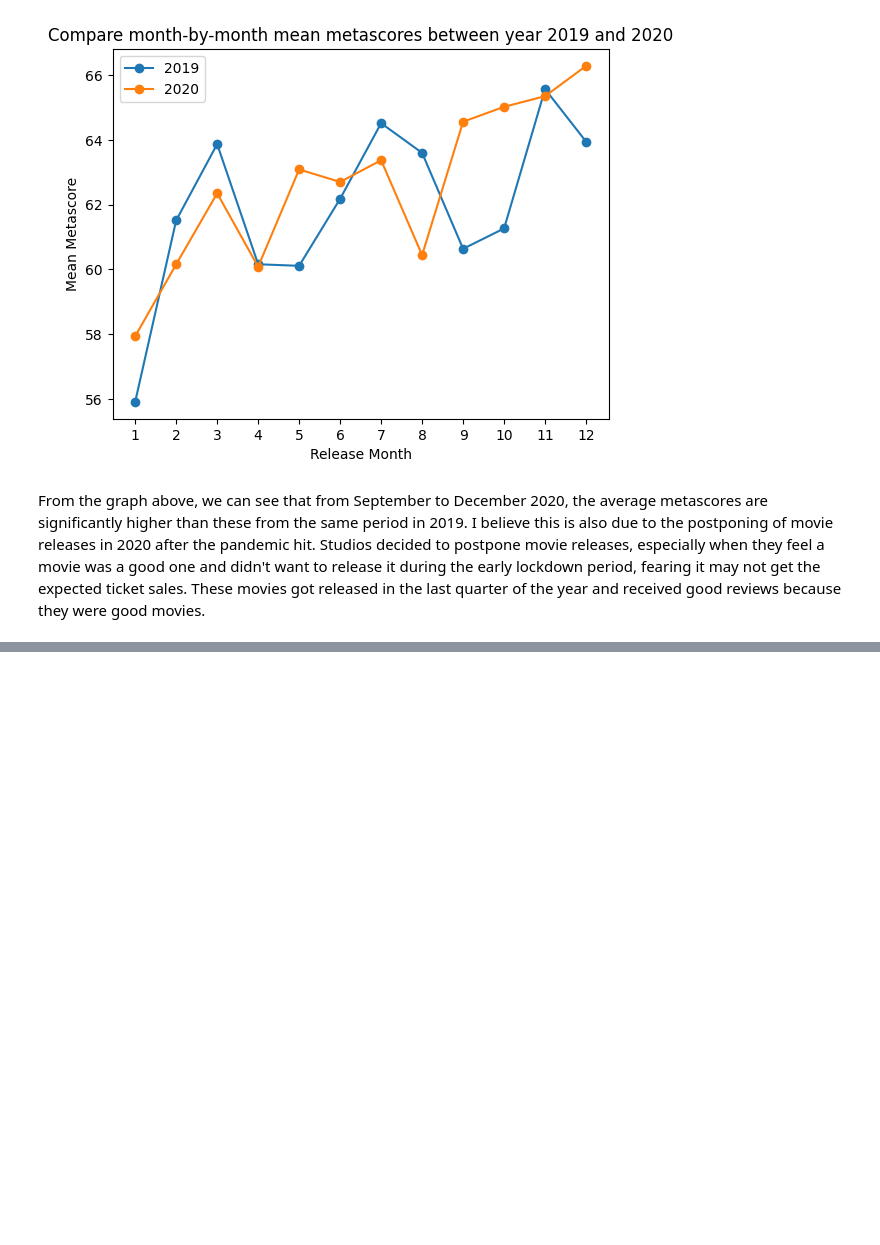
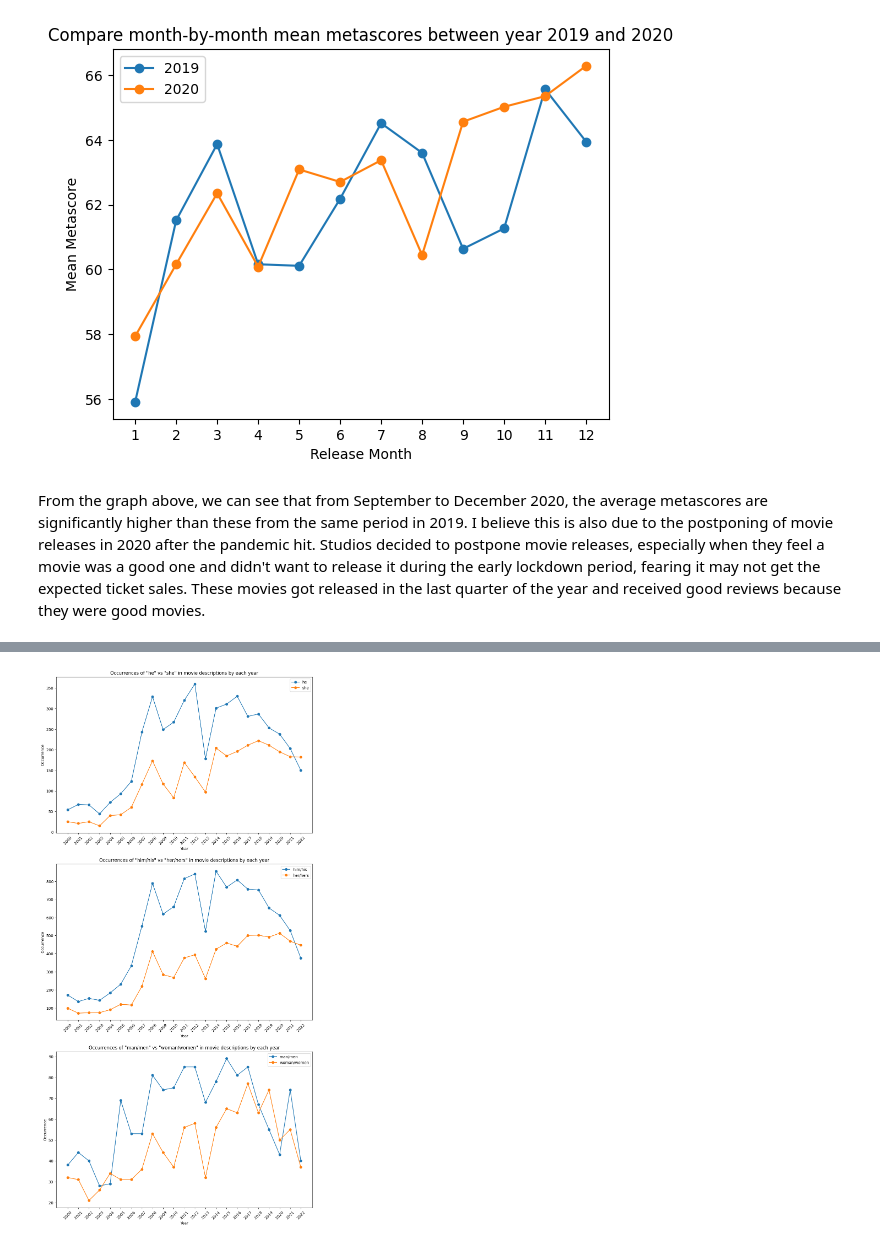
Before and after one commit to weiwei7909/da320_midterm, a Jupyter notebook: LiZhanju-da320-midterm-read_and_analyze.ipynb, the cells around one changed output, grey strips where cells are left out. Drawn from its saved outputs; the diff is of its cells as text; code cells hidden in the pictures; blank space fills up the shorter version.

```diff
--- a/LiZhanju-da320-midterm-read_and_analyze.ipynb
+++ b/LiZhanju-da320-midterm-read_and_analyze.ipynb
@@ -117,0 +118,16 @@ From the graph above, we can see that from September to December 2020, the avera
+# %%
+import collections as pycol
+
+excluded_list = ["the", "a", "and", "of", "to", "in", "is", "with", "on", "as", "an",
+ "for", "their","that", "", "by", "from", "who", "when", "but", "they", "at",
+ "has", "into", "this", "new", "are", "one", "it", "after", "be", "story", "two", "out",
+ "about", "world", "film", "will", "up", "have", "all", "family", "most", "was"]
+
+description_words = []
+for desc in metacritic_df["description"]:
+    words = desc.lower().split(" ")
+    description_words.extend([w for w in words if w not in excluded_list])
+
+most_common_keywords = pycol.Counter(description_words).most_common(20)
+
+print(most_common_keywords)
@@ -117,0 +152,65 @@ From the graph above, we can see that from September to December 2020, the avera
+# %%
+years = range(2000, 2023)
+word_count_by_year_df = pd.DataFrame({
+    "year": pd.Series(dtype="int"),
+    "he": pd.Series(dtype="int"),
+    "she": pd.Series(dtype="int"),
+    "him_his": pd.Series(dtype="int"),
+    "her_hers": pd.Series(dtype="int"),
+    "man_men": pd.Series(dtype="int"),
+    "woman_women": pd.Series(dtype="int")
+})
+
+word_count_by_year_df.head()
+
+
+for year in years:
+    movies_from_that_year = metacritic_df[metacritic_df["year"] == year]
+    keywords_that_year = []
+    for desc in movies_from_that_year["description"]:
+        words = desc.lower().split(" ")
+        keywords_that_year.extend(words)
+
+    freq = dict(pycol.Counter(keywords_that_year).most_common())
+    word_count_by_year_df = pd.concat(
+        [
+            word_count_by_year_df,
+            pd.DataFrame.from_records(
+                [
+                    {
+                        "year": year,
+                        "he": freq.get("he", 0),
+                        "she": freq.get("she", 0),
+                        "him_his": freq.get("him", 0) + freq.get("his", 0),
+                        "her_hers": freq.get("her", 0) + freq.get("hers", 0),
+                        "man_men": freq.get("man", 0) + freq.get("men", 0),
+                        "woman_women": freq.get("woman", 0) + freq.get("women", 0)
+                    }
+                ]
+            )
+        ]
+    )
+word_count_by_year_df.head()
+
+def line_plot_ax(ax, word1, word2, df, years):
+    display_word1 = word1.replace("_", "/")
+    display_word2 = word2.replace("_", "/")
+
+    ax.set_title(f"Occurrences of \"{display_word1}\" vs \"{display_word2}\" in movie descriptions by each year")
+    ax.set_xlabel("Year")
+    ax.set_ylabel("Occurrence")
+    ax.set_xticks(years)
+    ax.set_xticklabels(years, rotation=45)
+    ax.plot(df.year, df[word1], "-o", label=display_word1)
+    ax.plot(df.year, df[word2], "-o", label=display_word2)
+    ax.legend()
+
+
+fig, (ax1, ax2, ax3) = pyplot.subplots(3, 1, figsize=(12, 25))
+line_plot_ax(ax1, "he", "she", word_count_by_year_df, years)
+line_plot_ax(ax2, "him_his", "her_hers", word_count_by_year_df, years)
+line_plot_ax(ax3, "man_men", "woman_women", word_count_by_year_df, years)
+
+pyplot.show()
+# %% [output]
+[figure, added]
```
Also changed, not shown: parts of 8 cells of this notebook.
